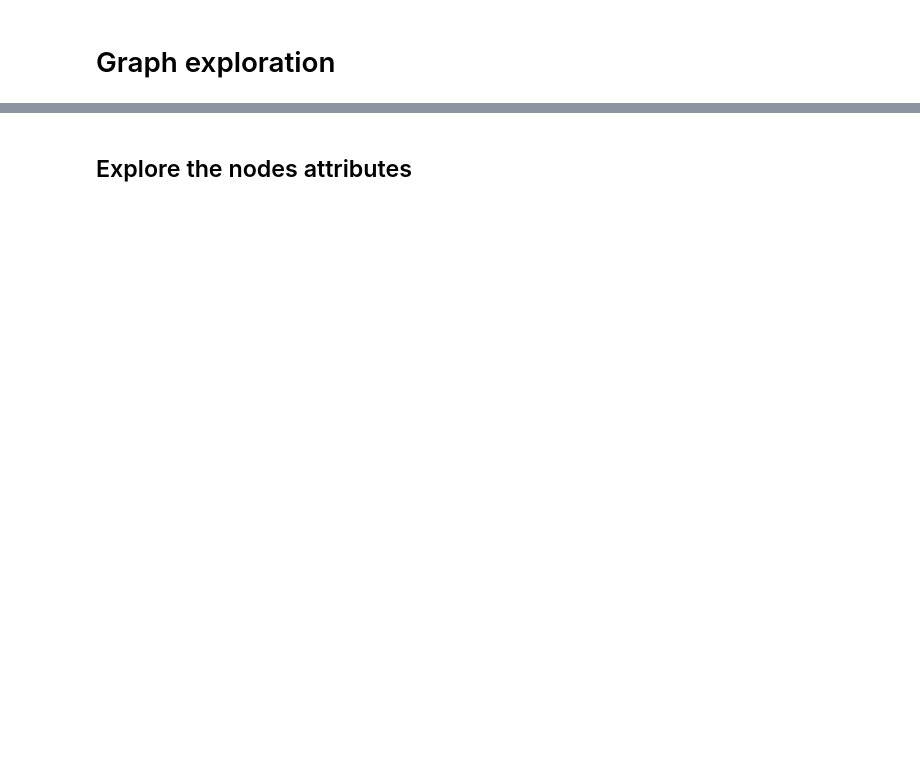
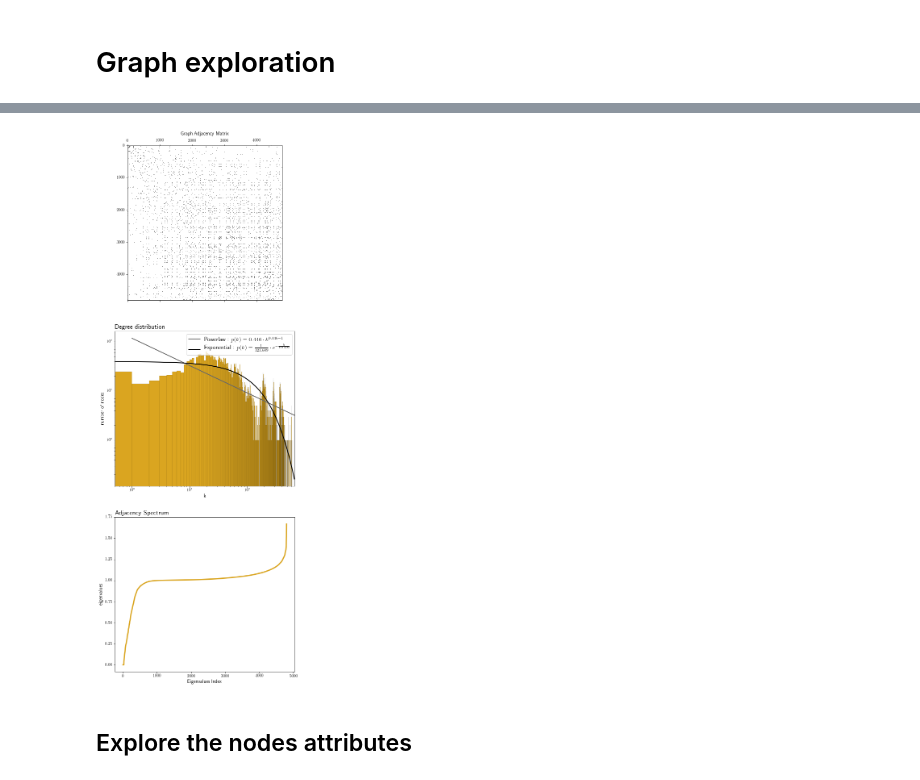
Before and after one commit to antoine-spahr/NTDS, a Jupyter notebook: Project/Graph_exploration.ipynb, the cells around one changed output, grey strips where cells are left out. Cells and saved outputs as stored; diff of their text form; code cells hidden in the pictures; blank space fills up the shorter version.

```diff
--- a/Project/Graph_exploration.ipynb
+++ b/Project/Graph_exploration.ipynb
@@ -8,5 +8,7 @@ import pickle
 import matplotlib.pyplot as plt
 import matplotlib
 import networkx as nx
+import pygsp as gsp
 
 Data_path = 'Data/'
+Net_path = 'networks/'
@@ -139,2 +137,6 @@ plt.show()
+# %%
+graph_plots(G)
+# %% [output]
+[figure, added]
 # %% [markdown]
 ## Explore the nodes attributes
```
Also changed, not shown: parts of 31 cells of this notebook, 4 other files.
